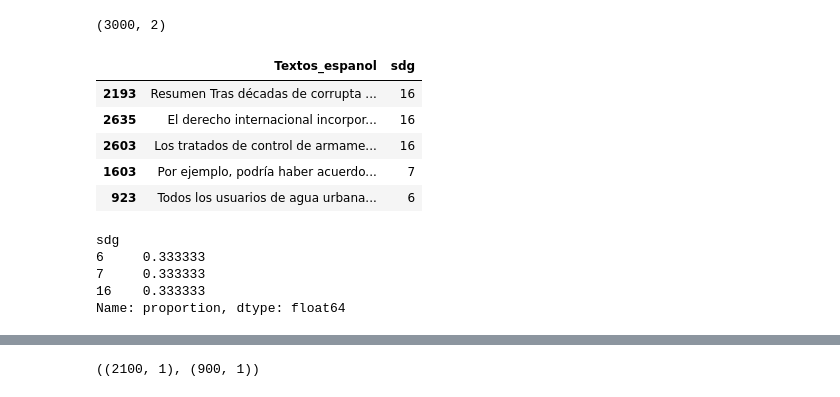
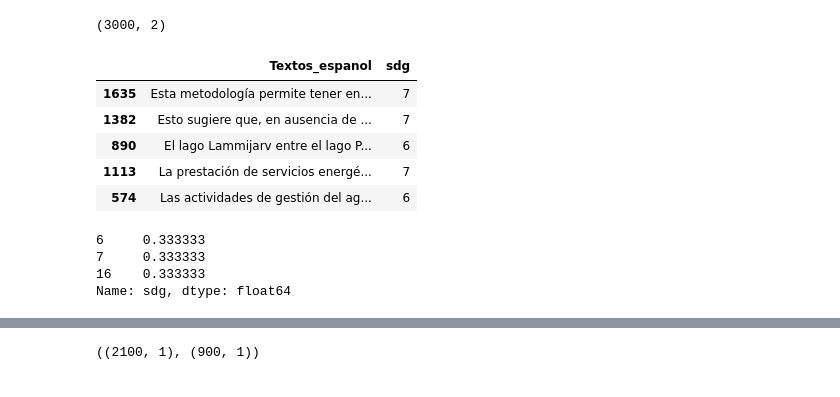
Before and after one commit to german-moreno283/Proyecto-BI, a Jupyter notebook: notebooks/Analisis-textos.ipynb, the cells around one changed output, grey strips where cells are left out. Drawn from its saved outputs; the diff is of its cells as text; code cells hidden in the pictures.

Commit message:
refactored some stuff, all is missing now is the data treatment

```diff
--- a/notebooks/Analisis-textos.ipynb
+++ b/notebooks/Analisis-textos.ipynb
@@ -56,5 +56,5 @@ stop_words
  'tenidas',
  'tened']
 # %%
-fakes_df = pd.read_csv("../data/cat_6716.csv")
+ods_df = pd.read_csv("../data/cat_6716.csv")
 # %%
@@ -62,19 +62,18 @@ fakes_df.shape
 # %% [output]
 (3000, 2)
 # %%
-fakes_df.sample(5)
+ods_df.sample(5)
 # %% [output]
 |  | Textos_espanol | sdg |
-| 2193 | Resumen Tras décadas de corrupta ... | 16 |
-| 2635 | El derecho internacional incorpor... | 16 |
-| 2603 | Los tratados de control de armame... | 16 |
-| 1603 | Por ejemplo, podría haber acuerdo... | 7 |
-| 923 | Todos los usuarios de agua urbana... | 6 |
+| 1635 | Esta metodología permite tener en... | 7 |
+| 1382 | Esto sugiere que, en ausencia de ... | 7 |
+| 890 | El lago Lammijarv entre el lago P... | 6 |
+| 1113 | La prestación de servicios energé... | 7 |
+| 574 | Las actividades de gestión del ag... | 6 |
 # %%
-fakes_df["sdg"].value_counts(dropna=False, normalize=True)
+ods_df["sdg"].value_counts(dropna=False, normalize=True)
 # %% [output]
-sdg
 6     0.333333
 7     0.333333
 16    0.333333
-Name: proportion, dtype: float64
+Name: sdg, dtype: float64
```
Also changed, not shown: parts of 21 cells of this notebook.
